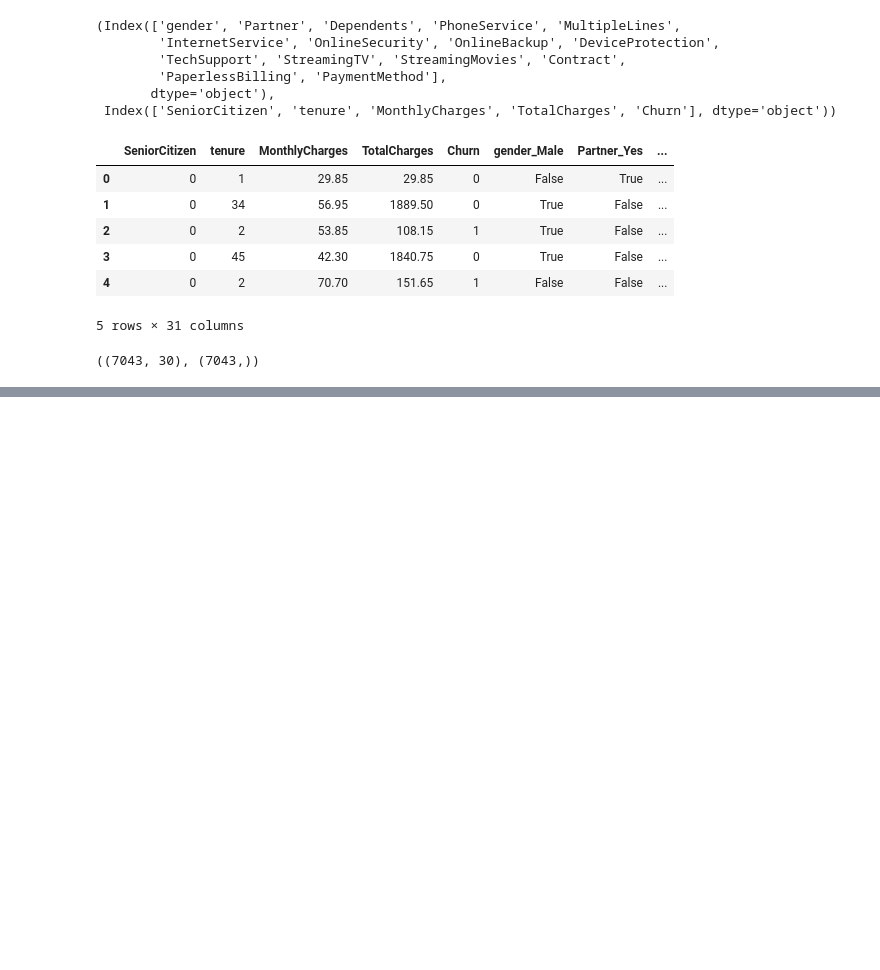
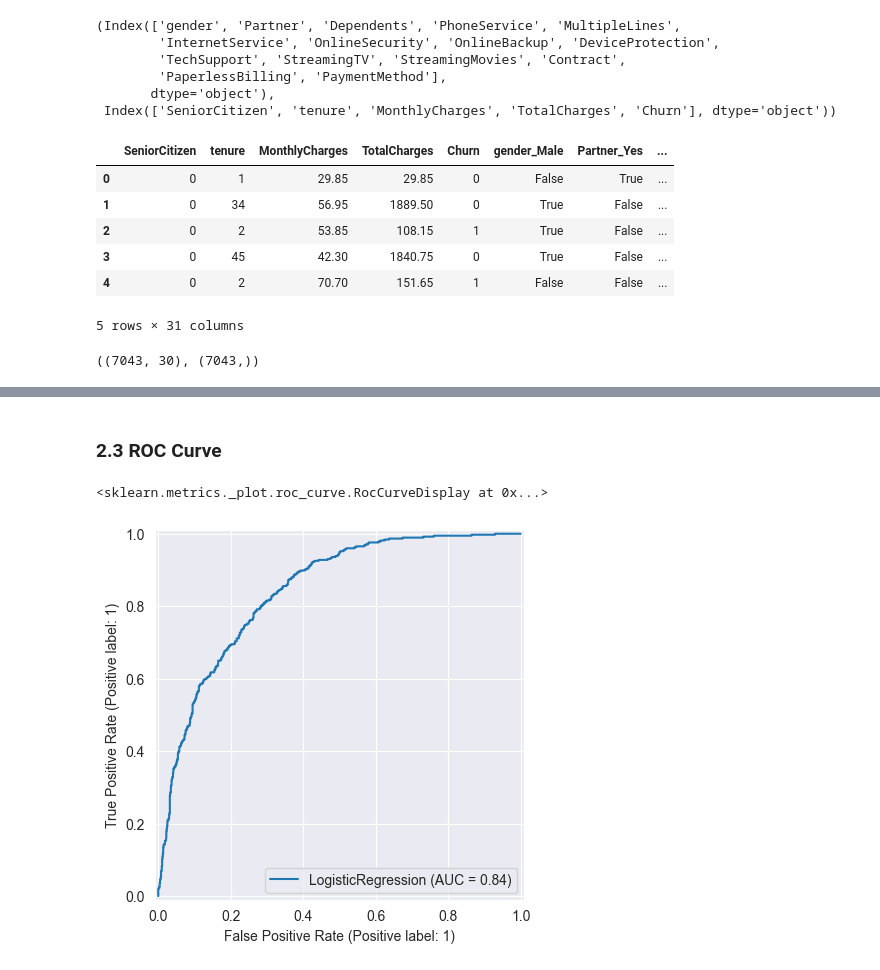
Before and after one commit to berfinerk/telco-customer-churn-analysis, a Jupyter notebook: notebooks/02_modeling.ipynb, the cells around one changed output, grey strips where cells are left out. Drawn from its saved outputs; the diff is of its cells as text; code cells hidden in the pictures; blank space fills up the shorter version.

Commit message:
Add baseline logistic regression model with initial evaluation

```diff
--- a/notebooks/02_modeling.ipynb
+++ b/notebooks/02_modeling.ipynb
@@ -30,0 +31,3 @@ df_model.shape
+# %%
+df_model =df_model.drop("customerID", axis=1)
+df_model.columns
@@ -122,0 +140,9 @@ X_test[num_cols] = scaler.transform(X_test[num_cols])
+# %%
+#logistic regression
+from sklearn.linear_model import LogisticRegression
+
+log_model = LogisticRegression(
+    solver="liblinear",
+    max_iter=1000
+)
+log_model.fit(X_train, y_train)
@@ -122,0 +186,10 @@ X_test[num_cols] = scaler.transform(X_test[num_cols])
+# %% [markdown]
+### 2.3 ROC Curve
+# %%
+#roc curve
+
+from sklearn.metrics import RocCurveDisplay
+RocCurveDisplay.from_estimator(log_model, X_test, y_test)
+# %% [output]
+<sklearn.metrics._plot.roc_curve.RocCurveDisplay at 0x...>
+[figure, added]
```
Also changed, not shown: parts of 14 cells of this notebook.
